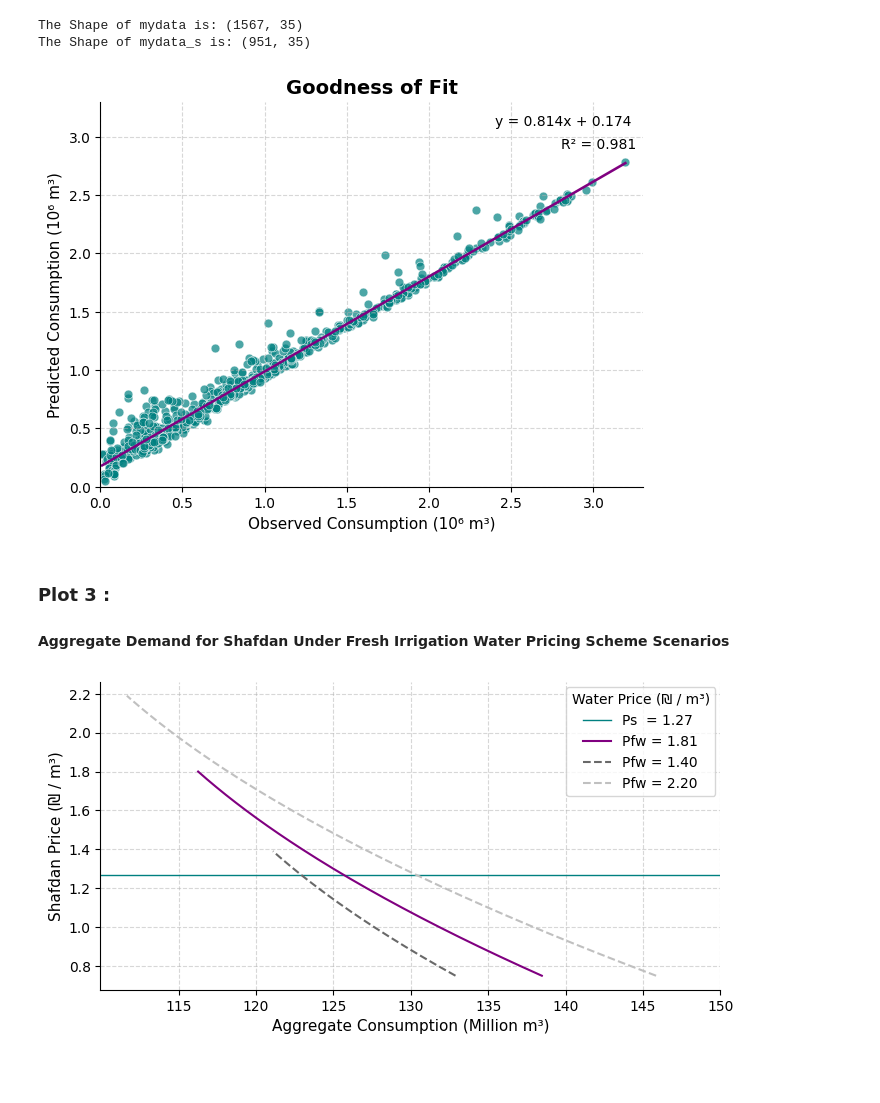
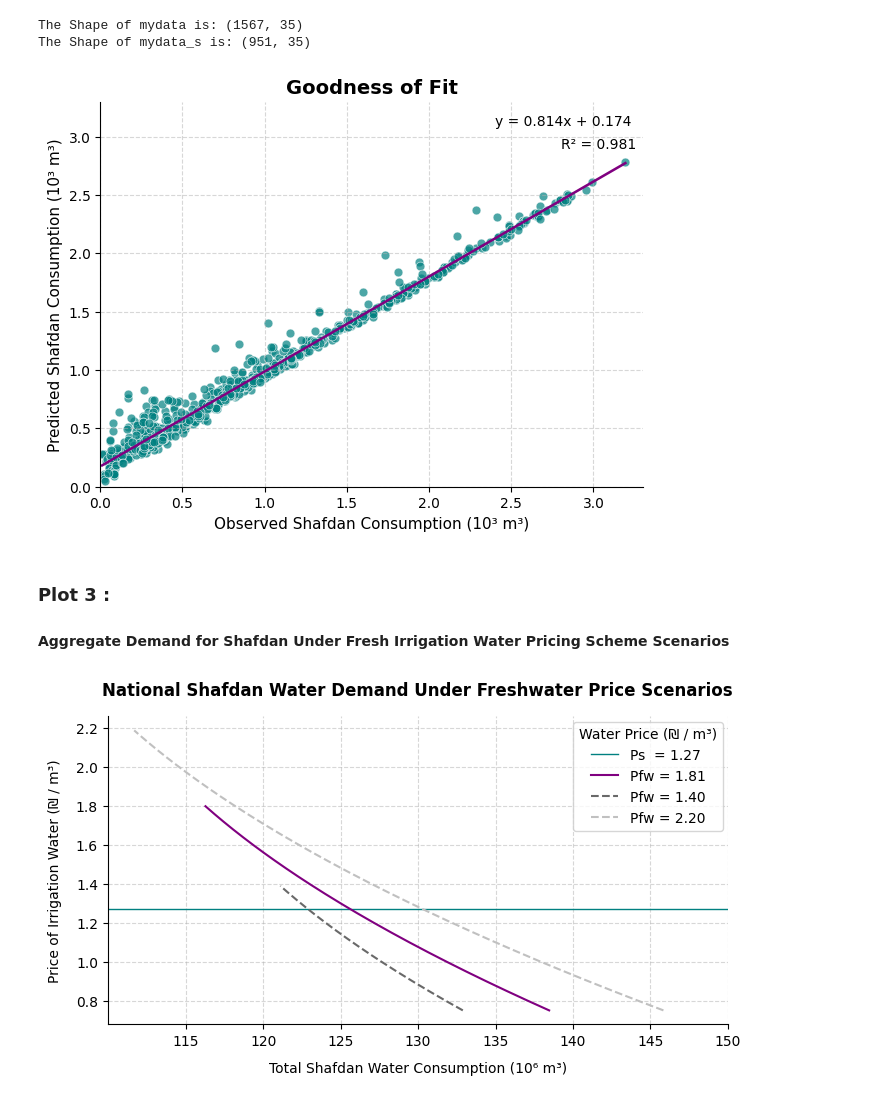
Before and after one commit to Saarp84/portfolio, a Jupyter notebook: Thesis - Water Consumption Prediction/Shafdan.ipynb, the cells around one changed output. Saved outputs shown, nothing was run; the diff lists cells and outputs as text; code cells hidden in the pictures; blank space fills up the shorter version.

```diff
--- a/Thesis - Water Consumption Prediction/Shafdan.ipynb
+++ b/Thesis - Water Consumption Prediction/Shafdan.ipynb
@@ -322,15 +331,15 @@ plot_regression_fit_from_panel(
     additional_vars_list=additional_vars_list,
     y_col='ws',
     consumer_filter='FW',
-    x_label='Observed Consumption (10⁶ m³)',
-    y_label='Predicted Consumption (10⁶ m³)',
+    x_label='Observed Shafdan Consumption (10³ m³)',
+    y_label='Predicted Shafdan Consumption (10³ m³)',
     title='Goodness of Fit',
     xlim=(0, 3.3),
     ylim=(0, 3.3),
     annotation_coords=((2.8, 2.9), (2.4, 3.1))
 )
 # %% [output]
-[figure, old version]
+[figure, new version]
 # %% [markdown]
 ### Plot 3 :
 #### Aggregate Demand for Shafdan Under Fresh Irrigation Water Pricing Scheme Scenarios
@@ -395,33 +404,35 @@ prices_scenarios1['ps'] = ps_array1
 # %%
 plt.style.use('default')
 purple_shades = ['purple', 'dimgray' , 'silver']
 fig, ax = plt.subplots(figsize=(8, 4))
 
 shafdan_price = ((raw[raw['year']==2020]['ps_jul'].mean() + raw[raw['year']==2020]['ps_jan'].mean())/2).round(2)
 ax.axhline(y=shafdan_price, color='teal', linewidth=1, alpha=1, label = f'Ps  = {shafdan_price:.2f}')
 
 for i, col in enumerate(prices_scenarios1.columns[:-1]):
     # i want to add condition that if col!="2.0" than the line would be "---" and else full line
     if col == 'Pfw = 1.81':
         ax.plot( prices_scenarios1[col],prices_scenarios1['ps'], label=col, color=purple_shades[i])
     else:
         ax.plot( prices_scenarios1[col],prices_scenarios1['ps'], label=col, color=purple_shades[i], linestyle='--')
 
-xlab1 = 'Aggregate Consumption (Million m³)'
-ylab1 = 'Shafdan Price (₪ / m³)'
-ax.set_xlabel(xlab1, fontsize=11)
-ax.set_ylabel(ylab1, fontsize=11)
+xlab1 = 'Total Shafdan Water Consumption (10⁶ m³)'
+ylab1 = 'Price of Irrigation Water (₪ / m³)'
+ax.set_xlabel(xlab1, fontsize=10, labelpad=10)
+ax.set_ylabel(ylab1, fontsize=10, labelpad=10)
 
 leg1 = 'Water Price (₪ / m³)'
 ax.legend(title= leg1, loc='upper left', bbox_to_anchor=(0.74, 1.005))
 xticks = np.arange(115, 155, 5)
 ax.set_xticks(xticks)
+
+ax.set_title('National Shafdan Water Demand Under Freshwater Price Scenarios', fontsize=12, fontweight='bold', pad=15)
 
 
 
 # Show plot
 sns.despine()
 plt.grid(True, which='major', linestyle='--', alpha=0.5)
 plt.show()
 # %% [output]
-[figure, old version]
+[figure, new version]
```
Also changed, not shown: parts of 2 cells of this notebook.
